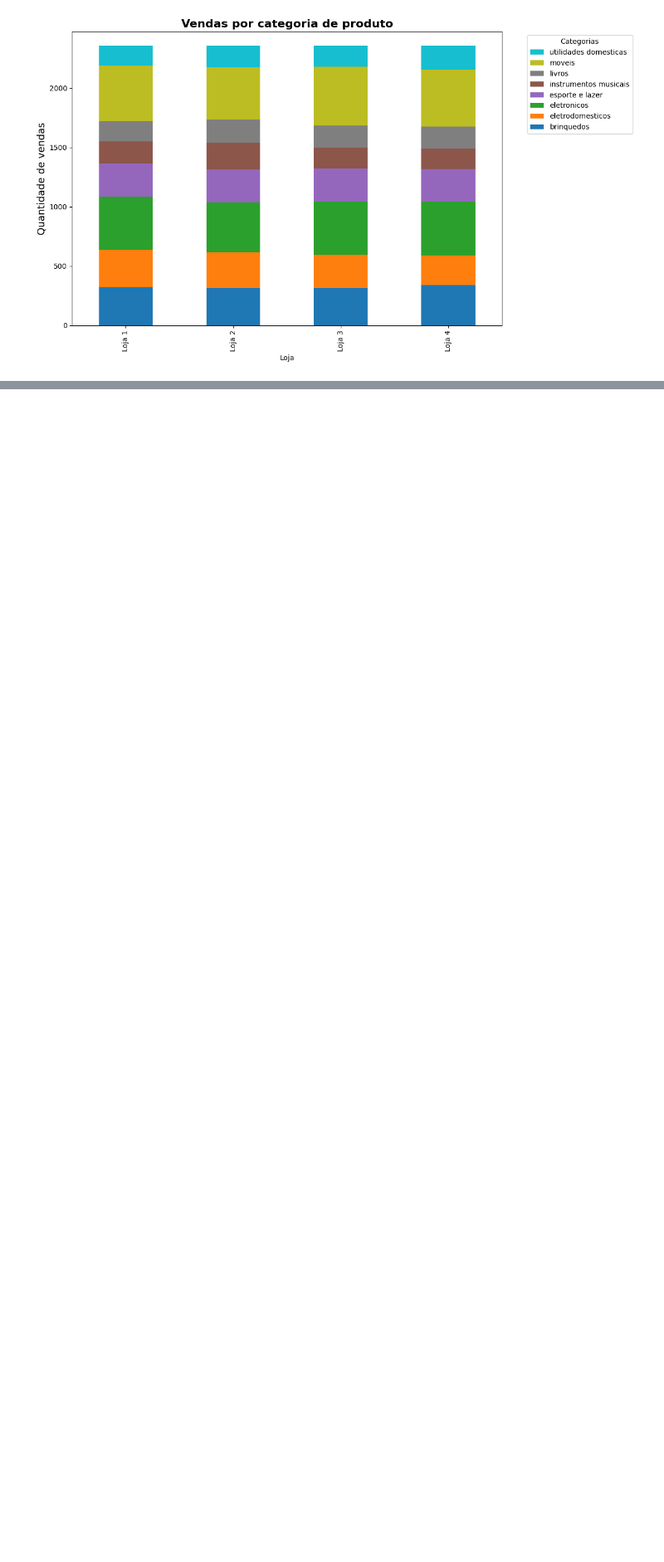
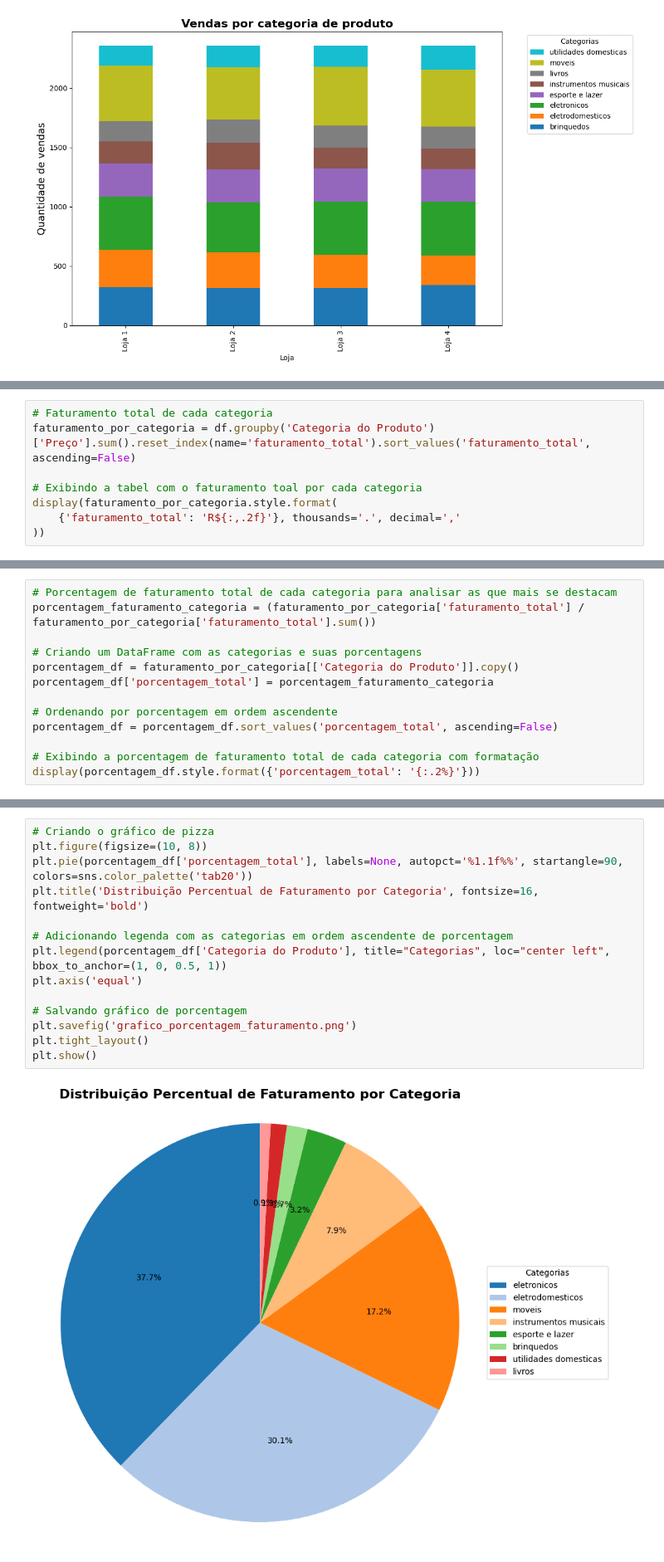
Before and after one commit to lidimoura/challenge1-data-science-Alura-Store, a Jupyter notebook: AluraStoreBrasil.ipynb, the cells around one changed output, grey strips where cells are left out. Shown at 83% size. Drawn from its saved outputs; the diff is of its cells as text; blank space fills up the shorter version.

Commit message:
Criado usando o Colab - atualização final com todos os graficos e tabelas

```diff
--- a/AluraStoreBrasil.ipynb
+++ b/AluraStoreBrasil.ipynb
@@ -288,0 +285,8 @@ plt.show()
+# %%
+# Faturamento total de cada categoria
+faturamento_por_categoria = df.groupby('Categoria do Produto')['Preço'].sum().reset_index(name='faturamento_total').sort_values('faturamento_total', ascending=False)
+
+# Exibindo a tabel com o faturamento toal por cada categoria
+display(faturamento_por_categoria.style.format(
+    {'faturamento_total': 'R${:,.2f}'}, thousands='.', decimal=','
+))
@@ -288,0 +303,13 @@ plt.show()
+# %%
+# Porcentagem de faturamento total de cada categoria para analisar as que mais se destacam
+porcentagem_faturamento_categoria = (faturamento_por_categoria['faturamento_total'] / faturamento_por_categoria['faturamento_total'].sum())
+
+# Criando um DataFrame com as categorias e suas porcentagens
+porcentagem_df = faturamento_por_categoria[['Categoria do Produto']].copy()
+porcentagem_df['porcentagem_total'] = porcentagem_faturamento_categoria
+
+# Ordenando por porcentagem em ordem ascendente
+porcentagem_df = porcentagem_df.sort_values('porcentagem_total', ascending=False)
+
+# Exibindo a porcentagem de faturamento total de cada categoria com formatação
+display(porcentagem_df.style.format({'porcentagem_total': '{:.2%}'}))
@@ -289,3 +326,19 @@ plt.show()
+# %%
+# Criando o gráfico de pizza
+plt.figure(figsize=(10, 8))
+plt.pie(porcentagem_df['porcentagem_total'], labels=None, autopct='%1.1f%%', startangle=90, colors=sns.color_palette('tab20'))
+plt.title('Distribuição Percentual de Faturamento por Categoria', fontsize=16, fontweight='bold')
+
+# Adicionando legenda com as categorias em ordem ascendente de porcentagem
+plt.legend(porcentagem_df['Categoria do Produto'], title="Categorias", loc="center left", bbox_to_anchor=(1, 0, 0.5, 1))
+plt.axis('equal')
+
+# Salvando gráfico de porcentagem
+plt.savefig('grafico_porcentagem_faturamento.png')
+plt.tight_layout()
+plt.show()
+# %% [output]
+[figure, added]
 # %% [markdown]
 # 3. Média de avaliação das lojas
 # %%
```
Also changed, not shown: parts of 4 cells of this notebook.
